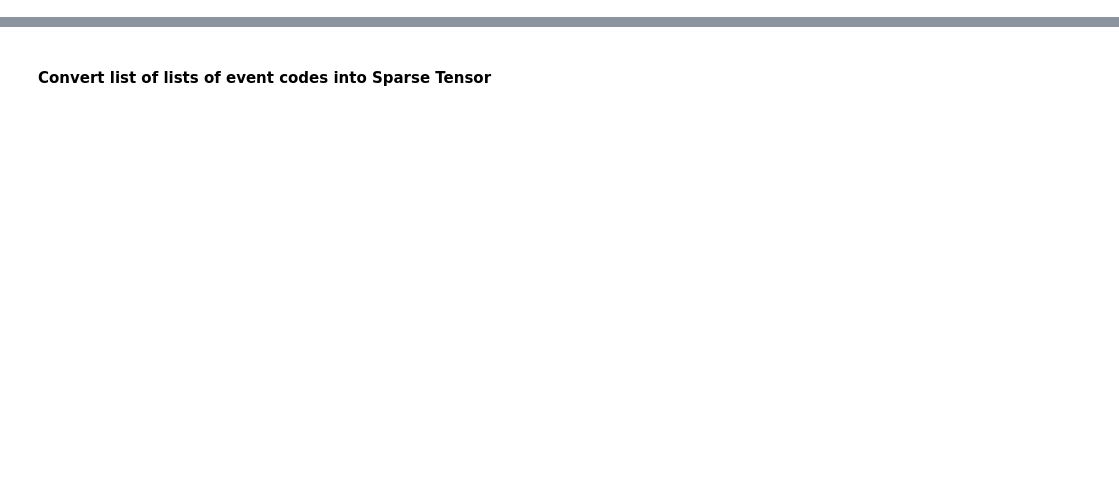
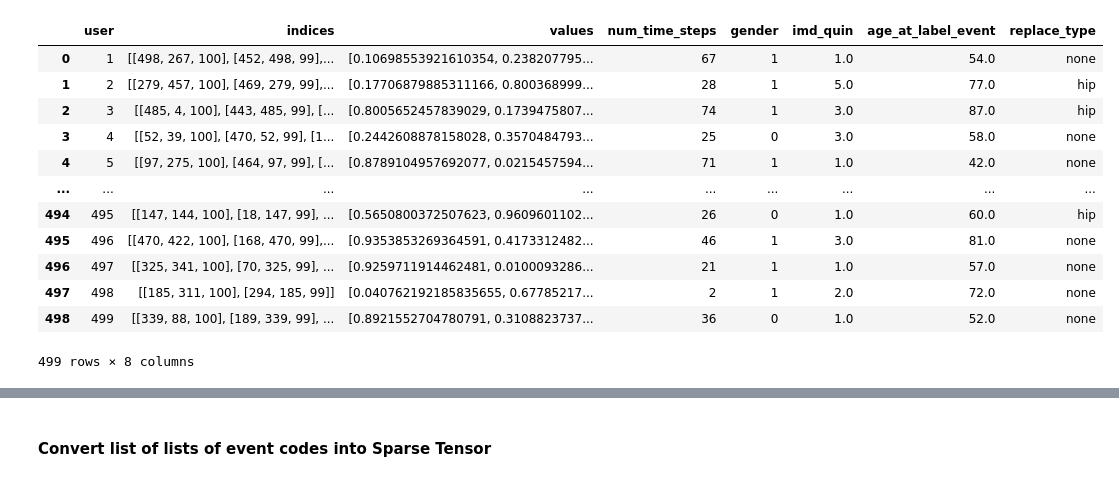
Before and after one commit to ZoeHancox/Sparse_TGCNN, a Jupyter notebook: TGCNN_test_fake_patients.ipynb, the cells around one changed output, grey strips where cells are left out. Drawn from its saved outputs; the diff is of its cells as text; code cells hidden in the pictures; blank space fills up the shorter version.

```diff
--- a/TGCNN_test_fake_patients.ipynb
+++ b/TGCNN_test_fake_patients.ipynb
@@ -50,21 +53,35 @@ second_layer_str = "Branched model" if second_TGCNN_layer == True else "Unbranch
 # %%
 if include_drugs:
     max_event_codes = 518
 else:
     max_event_codes = 512
 num_labels = 1 # number of outcomes -1
 hip_or_knee = 'hip'
 class_weights = tf.compat.v2.constant([[0.5, 0.5]]) # 50:50 split for the class weights
 
 # This would be where you would import your data instead of using the `create_fake_patient_df` function
     # Data to train the model on
-cv_patients = create_fake_patients.create_fake_patient_df(num_patients=9000, max_events=100, max_nodes=512)
+cv_patients = create_fake_patients.create_fake_patient_df(num_patients=500, max_events=100, max_nodes=512)
     # Data to test and relicibrate on
-test_patients = create_fake_patients.create_fake_patient_df(num_patients=2000, max_events=100, max_nodes=512)
+test_patients = create_fake_patients.create_fake_patient_df(num_patients=500, max_events=100, max_nodes=512)
     # Data to test the recalibrated model on
-recal_test_patients = create_fake_patients.create_fake_patient_df(num_patients=2000, max_events=100, max_nodes=512)
+recal_test_patients = create_fake_patients.create_fake_patient_df(num_patients=500, max_events=100, max_nodes=512)
 
 cv_patients
+# %% [output]
+|  | user | indices | values | num_time_steps | gender | imd_quin | age_at_label_event | replace_type |
+| 0 | 1 | [[498, 267, 100], [452, 498, 99],... | [0.10698553921610354, 0.238207795... | 67 | 1 | 1.0 | 54.0 | none |
+| 1 | 2 | [[279, 457, 100], [469, 279, 99],... | [0.17706879885311166, 0.800368999... | 28 | 1 | 5.0 | 77.0 | hip |
+| 2 | 3 | [[485, 4, 100], [443, 485, 99], [... | [0.8005652457839029, 0.1739475807... | 74 | 1 | 3.0 | 87.0 | hip |
+| 3 | 4 | [[52, 39, 100], [470, 52, 99], [1... | [0.2442608878158028, 0.3570484793... | 25 | 0 | 3.0 | 58.0 | none |
+| 4 | 5 | [[97, 275, 100], [464, 97, 99], [... | [0.8789104957692077, 0.0215457594... | 71 | 1 | 1.0 | 42.0 | none |
+| ... | ... | ... | ... | ... | ... | ... | ... | ... |
+| 494 | 495 | [[147, 144, 100], [18, 147, 99], ... | [0.5650800372507623, 0.9609601102... | 26 | 0 | 1.0 | 60.0 | hip |
+| 495 | 496 | [[470, 422, 100], [168, 470, 99],... | [0.9353853269364591, 0.4173312482... | 46 | 1 | 3.0 | 81.0 | none |
+| 496 | 497 | [[325, 341, 100], [70, 325, 99], ... | [0.9259711914462481, 0.0100093286... | 21 | 1 | 1.0 | 57.0 | none |
+| 497 | 498 | [[185, 311, 100], [294, 185, 99]] | [0.040762192185835655, 0.67785217... | 2 | 1 | 2.0 | 72.0 | none |
+| 498 | 499 | [[339, 88, 100], [189, 339, 99], ... | [0.8921552704780791, 0.3108823737... | 36 | 0 | 1.0 | 52.0 | none |
+499 rows × 8 columns
 # %%
 cv_sample_size = len(cv_patients)
 test_sample_size = len(test_patients)
```
Also changed, not shown: parts of 7 cells of this notebook, 1 other file.
